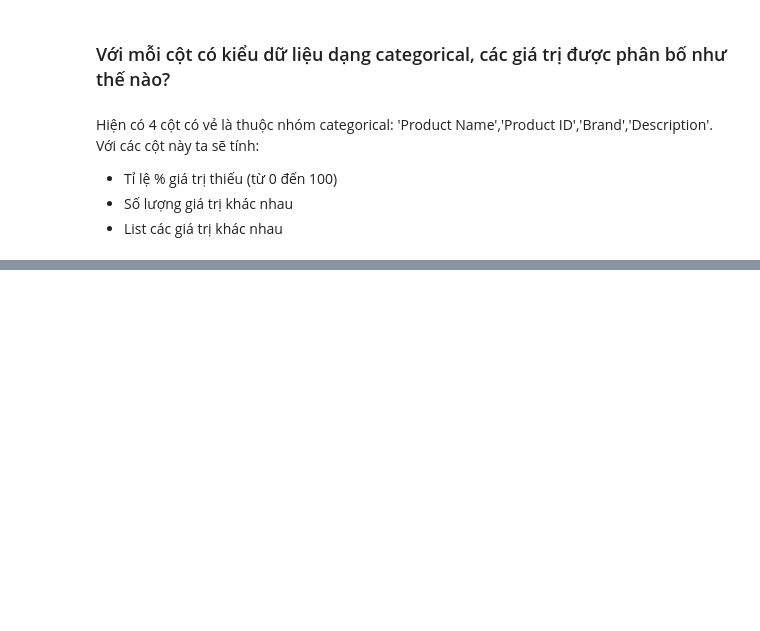
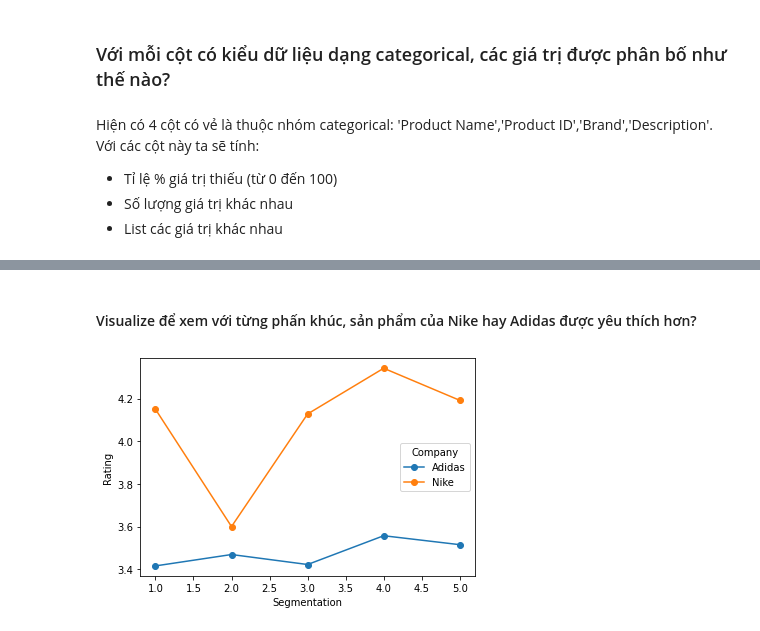
Before and after one commit to tvadiep/Sale-Analysis, a Jupyter notebook: SalesAnalysis.ipynb, the cells around one changed output, grey strips where cells are left out. Drawn from its saved outputs; the diff is of its cells as text; code cells hidden in the pictures; blank space fills up the shorter version.

```diff
--- a/SalesAnalysis.ipynb
+++ b/SalesAnalysis.ipynb
@@ -174,0 +193,7 @@ cate_col_profiles_df
+# %%
+companys_df = df.copy()
+def f(values):
+    if 'Adidas' in values['Brand']:
+        return 'Adidas'
+    return 'Nike'
+companys_df['Company'] = companys_df.apply(f, axis = 1)
@@ -174,0 +202,17 @@ cate_col_profiles_df
+# %%
+segm1 = range(0,1875)
+segm2 = range(1875,3750)
+segm3 = range(3750,7500)
+segm4 = range(7500,15000)
+segm5 = range(10000,companys_df['Sale Price'].max())
+def segmentation(value_of):
+    if value_of['Sale Price'] in segm1:
+        return 1
+    if value_of['Sale Price'] in segm2:
+        return 2
+    if value_of['Sale Price'] in segm3:
+        return 3
+    if value_of['Sale Price'] in segm4:
+        return 4
+    return 5
+companys_df['Segmentation'] = companys_df.apply(segmentation, axis = 1)
@@ -174,0 +221,6 @@ cate_col_profiles_df
+# %%
+tmpdf = companys_df[['Company','Segmentation', 'Rating']]
+
+comp_seg_rating = tmpdf.groupby(['Company','Segmentation'], as_index = False).mean()
+
+comp_seg_rating
@@ -174,0 +239,4 @@ cate_col_profiles_df
+# %%
+comp_seg_rating =comp_seg_rating.set_index(['Company','Segmentation']).unstack(level = 0)
+comp_seg_rating.columns = comp_seg_rating.columns.droplevel()
+comp_seg_rating
@@ -174,0 +251,8 @@ cate_col_profiles_df
+# %% [markdown]
+#### Visualize để xem với từng phấn khúc, sản phẩm của Nike hay Adidas được yêu thích hơn?
+# %%
+myplot = comp_seg_rating.plot(kind = 'line', use_index = True, marker = 'o',\
+        xlabel = 'Segmentation', ylabel = 'Rating');
+# myplot.set_ylim(1,5);
+# %% [output]
+[figure, added]
```
Also changed, not shown: parts of 37 cells of this notebook, 1 other file.
